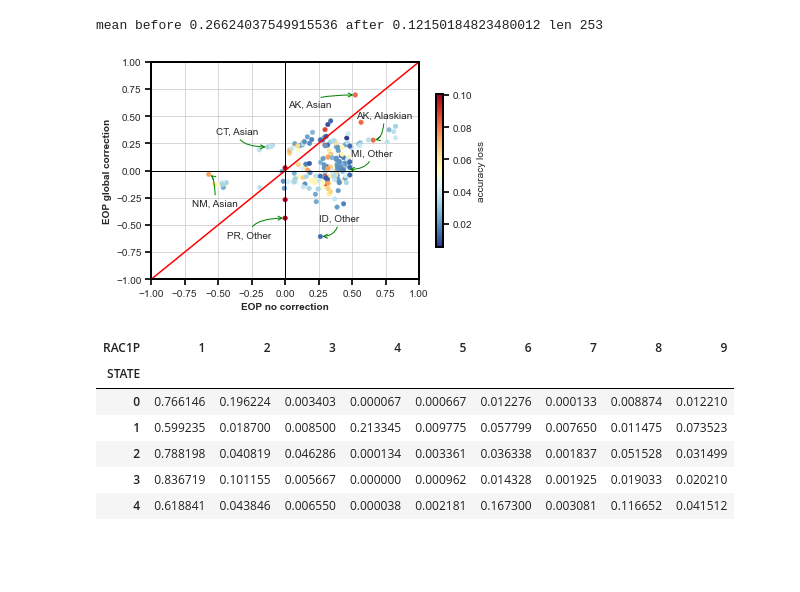
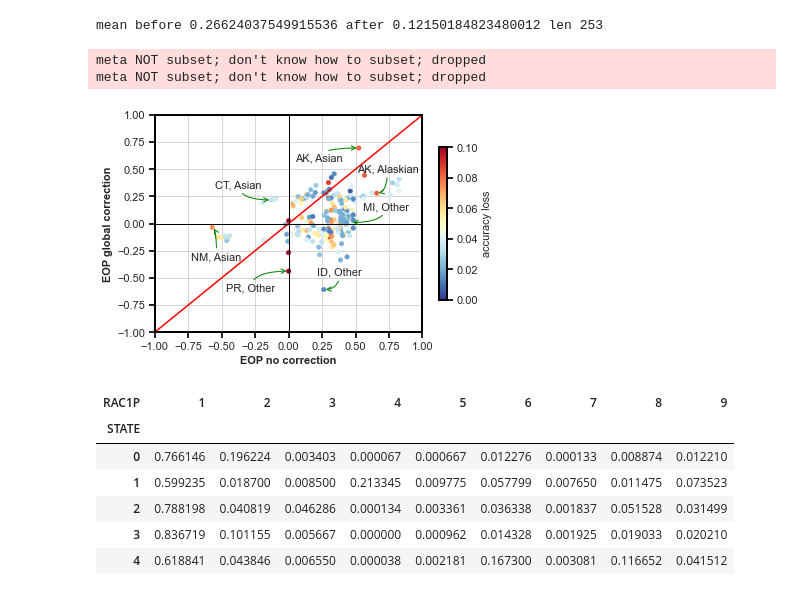
Before and after one commit to ruggieris/DD, a Jupyter notebook: notebooks/dd_ACSIncome_Yule.ipynb, the cells around one changed output. Cells and saved outputs as stored; diff of their text form; code cells hidden in the pictures; blank space fills up the shorter version.

```diff
--- a/notebooks/dd_ACSIncome_Yule.ipynb
+++ b/notebooks/dd_ACSIncome_Yule.ipynb
@@ -26,8 +26,8 @@ import dd
 
 # general settings
 plt.style.use('seaborn-whitegrid')
-plt.rc('font', size=10)
-plt.rc('legend', fontsize=10)
+plt.rc('font', size=11)
+plt.rc('legend', fontsize=11)
 plt.rc('lines', linewidth=2)
 plt.rc('axes', linewidth=2)
 plt.rc('axes', edgecolor='k')
@@ -364,37 +364,40 @@ plt.scatter(xs, ys, c =acs, linewidths = .5, marker ="o", cmap="RdYlBu_r", s=20)
 plt.xlabel("EOP no correction", fontweight="bold")
 plt.ylabel("EOP global correction", fontweight="bold")
 plt.xlim([-1, 1])
 plt.ylim([-1, 1])
 plt.axline((0, 0), (1, 1), linewidth=1.5, color='r')
 plt.axline((0, 0), (0, 1), linewidth=1, color='black')
 plt.axline((0, 0), (1, 0), linewidth=1, color='black')
 arrow_properties = dict(color='green', arrowstyle="->", connectionstyle="angle3,angleA=90,angleB=0")
 id = 6 # 6 0.4711111111111111 0.7688888888888888 0.29777777777777775 0.07711651299245603 ('STATE=AK', 'RAC1P=Asian alone')
-plt.annotate(desc_l(descs[id]), xy=(xs[id], ys[id]), xycoords='data', xytext=(0.35, 0.65), textcoords='data',
+plt.annotate(desc_l(descs[id]), xy=(xs[id], ys[id]), xycoords='data', xytext=(0.4, 0.65), textcoords='data',
             arrowprops=arrow_properties, horizontalalignment='right', verticalalignment='top')
 id = 88 # 88 0.46383446255264604 0.007605444668253691 -0.45622901788439235 0.024772313296903437 ('STATE=MI', 'RAC1P=Some Other Race alone')
-plt.annotate(desc_l(descs[id]), xy=(xs[id], ys[id]), xycoords='data', xytext=(0.8, 0.2), textcoords='data',
+plt.annotate(desc_l(descs[id]), xy=(xs[id], ys[id]), xycoords='data', xytext=(0.9, 0.2), textcoords='data',
             arrowprops=arrow_properties, horizontalalignment='right', verticalalignment='top')
 id = 49 # 49 0.2553729456384324 -0.6145526057030481 -0.8699255513414805 0.013528336380255968 ('STATE=ID', 'RAC1P=Some Other Race alone')
 plt.annotate(desc_l(descs[id]), xy=(xs[id], ys[id]), xycoords='data', xytext=(0.55, -0.4), textcoords='data',
             arrowprops=arrow_properties, horizontalalignment='right', verticalalignment='top')
 id = 202 # 202 0.012861736334405145 -0.4242363344051447 -0.4370980707395498 0.09780830879947655 ('STATE=PR', 'RAC1P=Some Other Race alone')
 plt.annotate(desc_l(descs[id]), xy=(xs[id], ys[id]), xycoords='data', xytext=(-0.1, -0.55), textcoords='data',
             arrowprops=arrow_properties, horizontalalignment='right', verticalalignment='top')
 id = 31 # 31 -0.13187038726262545 0.2084335351189982 0.34030392238162366 0.032228075612023566 ('STATE=CT', 'RAC1P=Asian alone')
 plt.annotate(desc_l(descs[id]), xy=(xs[id], ys[id]), xycoords='data', xytext=(-0.2, 0.4), textcoords='data',
             arrowprops=arrow_properties, horizontalalignment='right', verticalalignment='top')
 id = 123 # 123 -0.6373856209150326 -0.10326797385620912 0.5341176470588235 0.07315365768288418 ('STATE=NM', 'RAC1P=Asian alone')
 plt.annotate(desc_l(descs[id]), xy=(xs[id], ys[id]), xycoords='data', xytext=(-0.35, -0.26), textcoords='data',
             arrowprops=arrow_properties, horizontalalignment='right', verticalalignment='top')
 id = 7 # 7 0.7177777777777777 0.3356349206349207 -0.38214285714285706 0.08146639511201637 ('STATE=AK', 'RAC1P=Alaska Native alone')
-plt.annotate(desc_l(descs[id]), xy=(xs[id], ys[id]), xycoords='data', xytext=(0.95, 0.55), textcoords='data',
+plt.annotate(desc_l(descs[id]), xy=(xs[id], ys[id]), xycoords='data', xytext=(0.97, 0.55), textcoords='data',
             arrowprops=arrow_properties, horizontalalignment='right', verticalalignment='top')
 plt.colorbar(label="accuracy loss", orientation="vertical", shrink=.7)
+plt.clim(0,.1)
 #plt.savefig('fig1.pdf', bbox_inches='tight', dpi=400)
 plt.show()
 # %% [output]
+meta NOT subset; don't know how to subset; dropped
+meta NOT subset; don't know how to subset; dropped
-[figure, old version]
+[figure, new version]
 # %%
 # Table with distributions of RAC1P by STATE in the training set
 ct = pd.crosstab(X_train['STATE'], X_train['RAC1P'])
```
Also changed, not shown: parts of 10 cells of this notebook, 3 other files.
